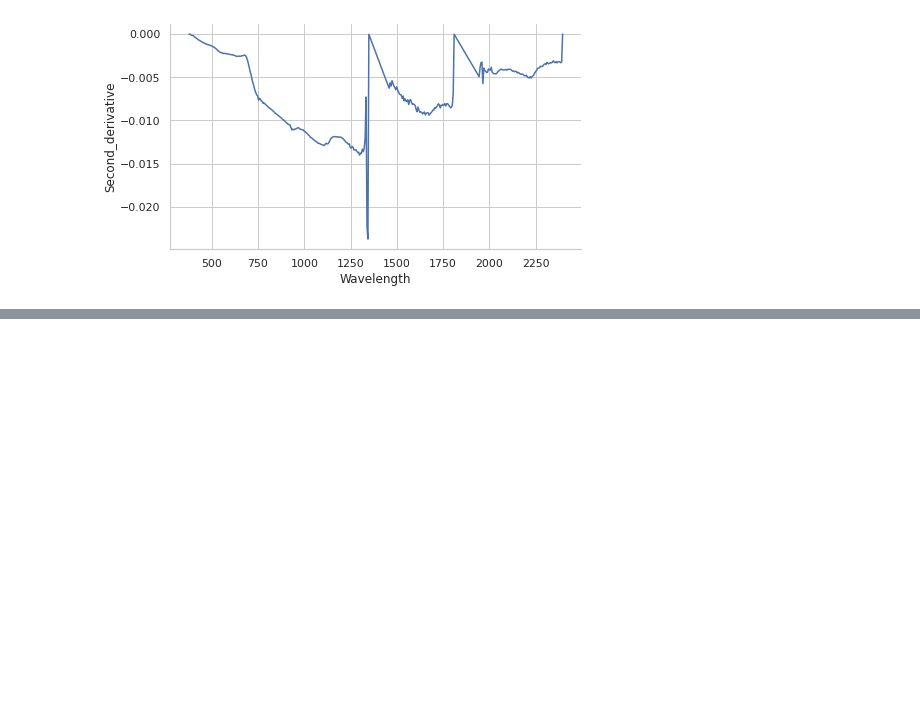
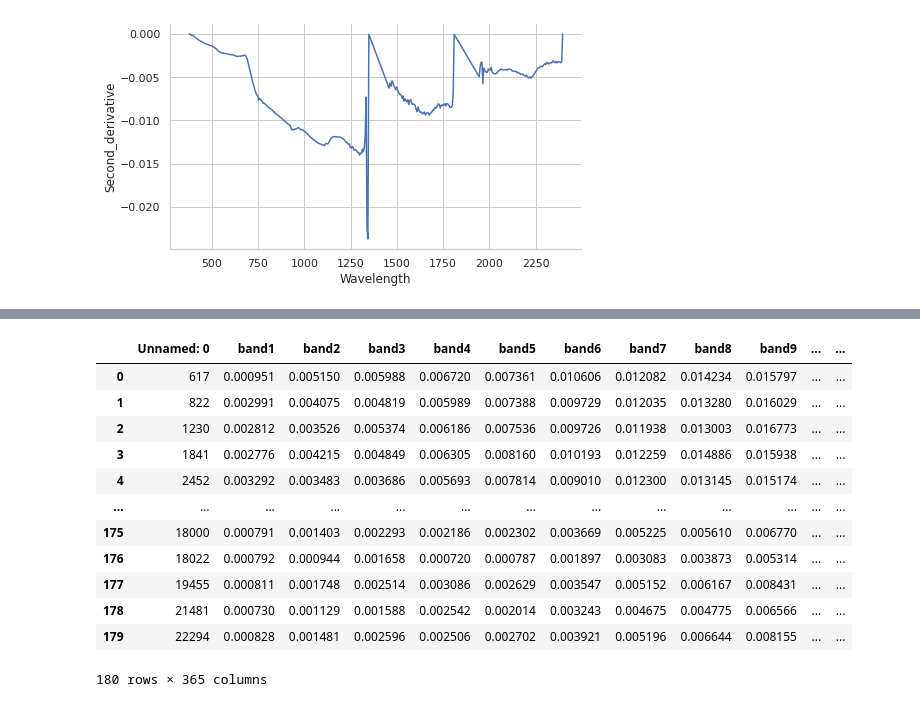
Before and after one commit to rachelzwalker/Flow_Country_HSI_and_PSM, a Jupyter notebook: python_notebooks/transformed_spectral_signatures/Derivatives.ipynb, the cells around one changed output, grey strips where cells are left out. Cells and saved outputs as stored; diff of their text form; code cells hidden in the pictures; blank space fills up the shorter version.

Commit message:
developed derivatives based on samples and PFTs in preparation for conducting RF on the data to determine accuracy

```diff
--- a/python_notebooks/transformed_spectral_signatures/Derivatives.ipynb
+++ b/python_notebooks/transformed_spectral_signatures/Derivatives.ipynb
@@ -196,0 +206,24 @@ sns.relplot(x="Wavelength", y="Second_derivative", kind="line", data=derivatives
+# %%
+import pandas as pd
+import geopandas
+cross_lochs = pd.read_csv('../supervised/cross_lochs_sample_for_rf2.csv')
+
+cross_lochs['geometry'] = geopandas.GeoSeries.from_wkt(cross_lochs['geometry'])
+
+cross_lochs_gdf = geopandas.GeoDataFrame(cross_lochs, geometry='geometry')
+
+cross_lochs_gdf
+# %% [output]
+|  | Unnamed: 0 | band1 | band2 | band3 | band4 | band5 | band6 | band7 | band8 | band9 | ... | ... |
+| 0 | 617 | 0.000951 | 0.005150 | 0.005988 | 0.006720 | 0.007361 | 0.010606 | 0.012082 | 0.014234 | 0.015797 | ... | ... |
+| 1 | 822 | 0.002991 | 0.004075 | 0.004819 | 0.005989 | 0.007388 | 0.009729 | 0.012035 | 0.013280 | 0.016029 | ... | ... |
+| 2 | 1230 | 0.002812 | 0.003526 | 0.005374 | 0.006186 | 0.007536 | 0.009726 | 0.011938 | 0.013003 | 0.016773 | ... | ... |
+| 3 | 1841 | 0.002776 | 0.004215 | 0.004849 | 0.006305 | 0.008160 | 0.010193 | 0.012259 | 0.014886 | 0.015938 | ... | ... |
+| 4 | 2452 | 0.003292 | 0.003483 | 0.003686 | 0.005693 | 0.007814 | 0.009010 | 0.012300 | 0.013145 | 0.015174 | ... | ... |
+| ... | ... | ... | ... | ... | ... | ... | ... | ... | ... | ... | ... | ... |
+| 175 | 18000 | 0.000791 | 0.001403 | 0.002293 | 0.002186 | 0.002302 | 0.003669 | 0.005225 | 0.005610 | 0.006770 | ... | ... |
+| 176 | 18022 | 0.000792 | 0.000944 | 0.001658 | 0.000720 | 0.000787 | 0.001897 | 0.003083 | 0.003873 | 0.005314 | ... | ... |
+| 177 | 19455 | 0.000811 | 0.001748 | 0.002514 | 0.003086 | 0.002629 | 0.003547 | 0.005152 | 0.006167 | 0.008431 | ... | ... |
+| 178 | 21481 | 0.000730 | 0.001129 | 0.001588 | 0.002542 | 0.002014 | 0.003243 | 0.004675 | 0.004775 | 0.006566 | ... | ... |
+| 179 | 22294 | 0.000828 | 0.001481 | 0.002596 | 0.002506 | 0.002702 | 0.003921 | 0.005196 | 0.006644 | 0.008155 | ... | ... |
+180 rows × 365 columns
```
Also changed, not shown: parts of 7 cells of this notebook.
